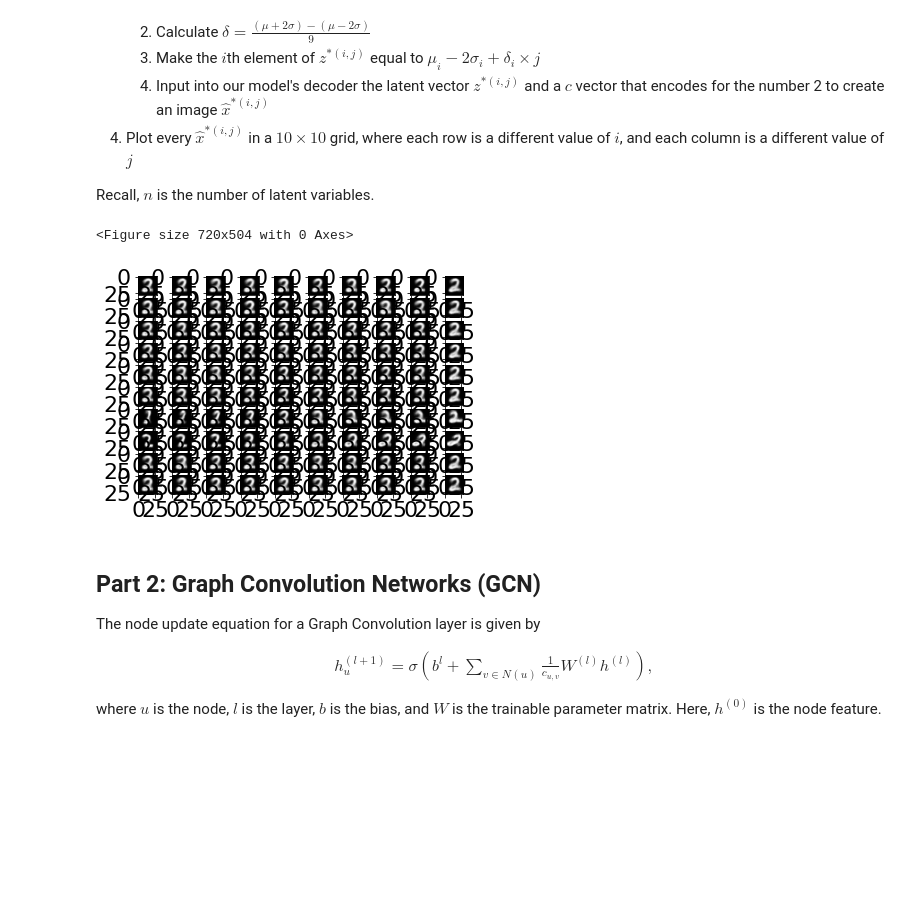
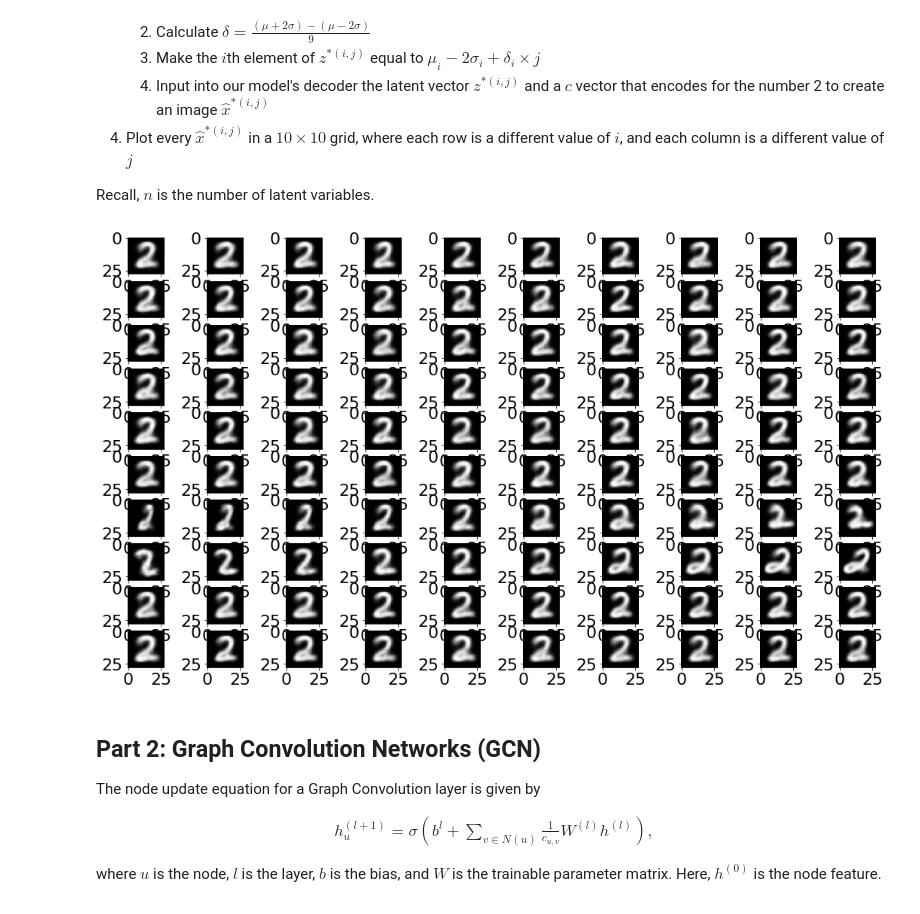
Before and after one commit to rgmartin/ECSE552-HW3, a Jupyter notebook: ECSE552_W22_H3_Release-Graham.ipynb, the cells around one changed output. Saved outputs shown, nothing was run; the diff lists cells and outputs as text; code cells hidden in the pictures; blank space fills up the shorter version.

```diff
--- a/ECSE552_W22_H3_Release-Graham.ipynb
+++ b/ECSE552_W22_H3_Release-Graham.ipynb
@@ -452,35 +452,34 @@ Recall, $n$ is the number of latent variables.
 # %%
 for batch in dataloader_test:
   x, y = batch
   break
 
 test_out = model(x, y)
 
 mu, logvar, z, x_hat = test_out
 
 mu, std = torch.mean(z, dim=0).detach().numpy(), torch.std(z, dim=0).detach().numpy()
 
 c = torch.zeros(10)
 c[2] = 1.0
 
 mu = torch.mean(z, dim=0).detach().numpy()
 std = torch.std(z, dim=0).detach().numpy()
 
 delta = ((mu + 2*std) - (mu - 2*std))/9
 
-plt.figure(figsize=(10, 7))
 fig, ax = plt.subplots(10, 10)
+fig.set_size_inches(18.5, 10.5)
 
 for i in range(0, 10):
     z_ij = mu.copy()
     for j in range(0, 10):
         z_ij[i] = mu[i] - 2*std[i] + delta[i]*j
         z_c = torch.cat((torch.Tensor(z_ij), c), 0)
         x_ij = model.decoder(z_c)
         ax[i, j].imshow(x_ij.reshape(28,28).cpu().detach().numpy(), cmap='Greys_r')
 # %% [output]
-<Figure size 720x504 with 0 Axes>
-[figure, old version]
+[figure, new version]
 # %% [markdown]
 ## Part 2: Graph Convolution Networks (GCN)
 
```
